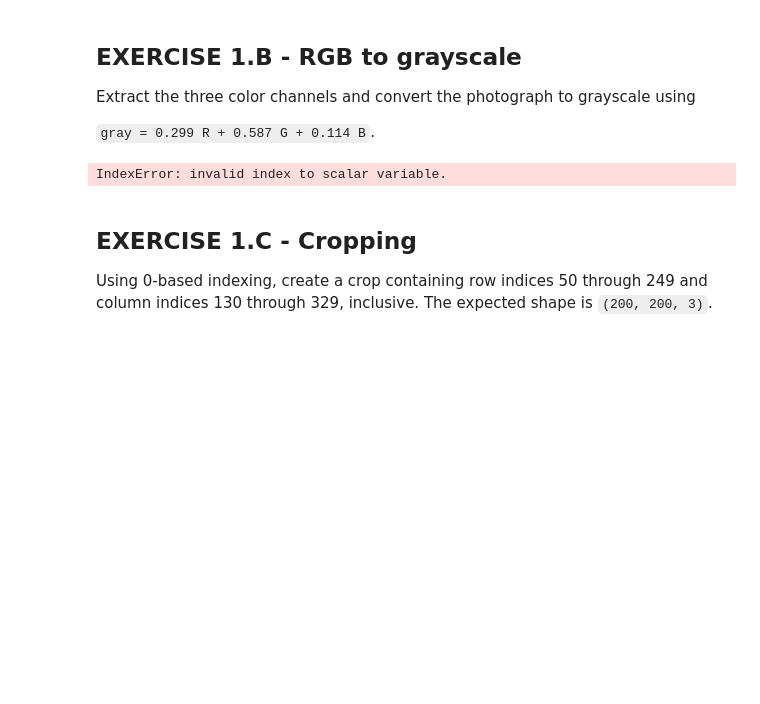
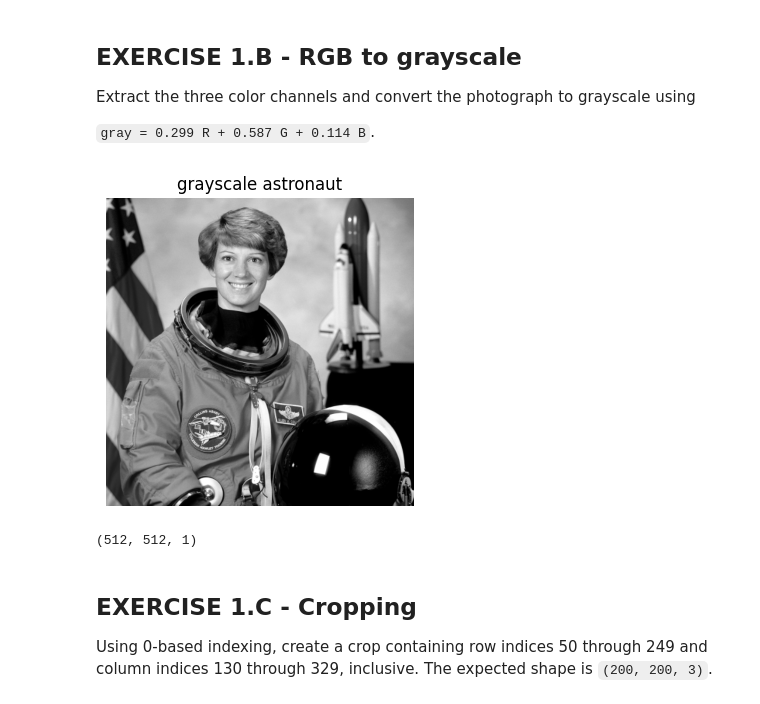
Before and after one commit to tambourine-dev/VisComp, a Jupyter notebook: Exercises/W2/week2_digital_image_student.ipynb, the cells around one changed output. Cells and saved outputs as stored; diff of their text form; code cells hidden in the pictures; blank space fills up the shorter version.

```diff
--- a/Exercises/W2/week2_digital_image_student.ipynb
+++ b/Exercises/W2/week2_digital_image_student.ipynb
@@ -118,19 +118,24 @@ Extract the three color channels and convert the photograph to grayscale using
 
 `gray = 0.299 R + 0.587 G + 0.114 B`.
 # %%
-# TODO: extract the red, green, and blue channels.
+# extract the red, green, and blue channels.
 
-@np.vectorize
-def red(x):
-  return x[0];
+R = image[:, :, [0]]
+G = image[:, :, [1]]
+B = image[:, :, [2]]
 
-result = red(image)
+# compute the weighted grayscale image.
 
-# TODO: compute the weighted grayscale image.
+gray = 0.299 * R + 0.587 * G + 0.114 * B
 
-# TODO: display the result and print its shape.
+# display the result and print its shape.
+
+show_image(gray, "grayscale astronaut")
+
+print(gray.shape);
 # %% [output]
+[figure, added]
-IndexError: invalid index to scalar variable.
+(512, 512, 1)
 # %% [markdown]
 ## EXERCISE 1.C - Cropping
 
```
Also changed, not shown: parts of 6 cells of this notebook.
